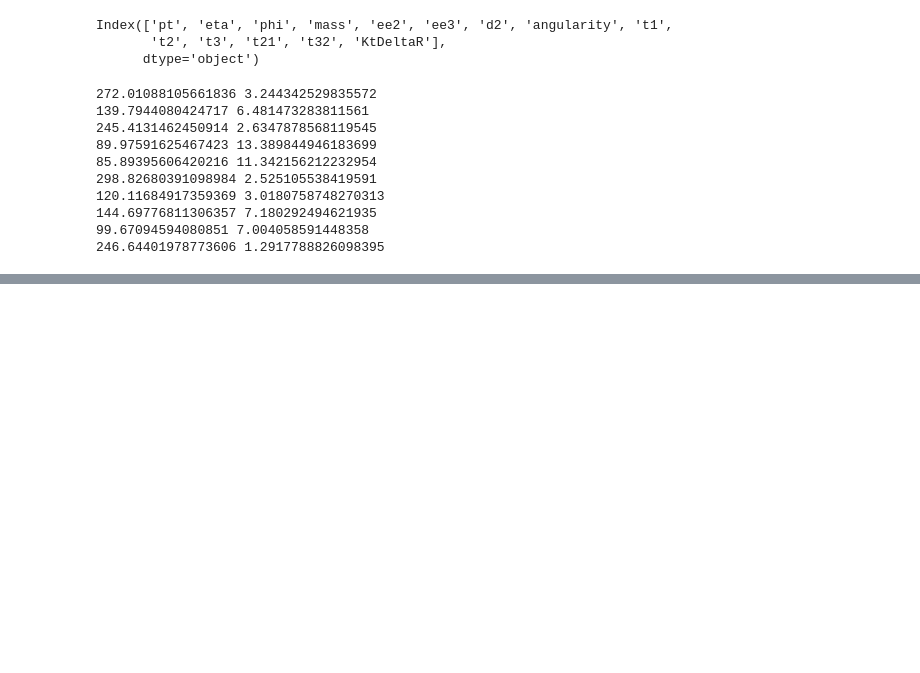
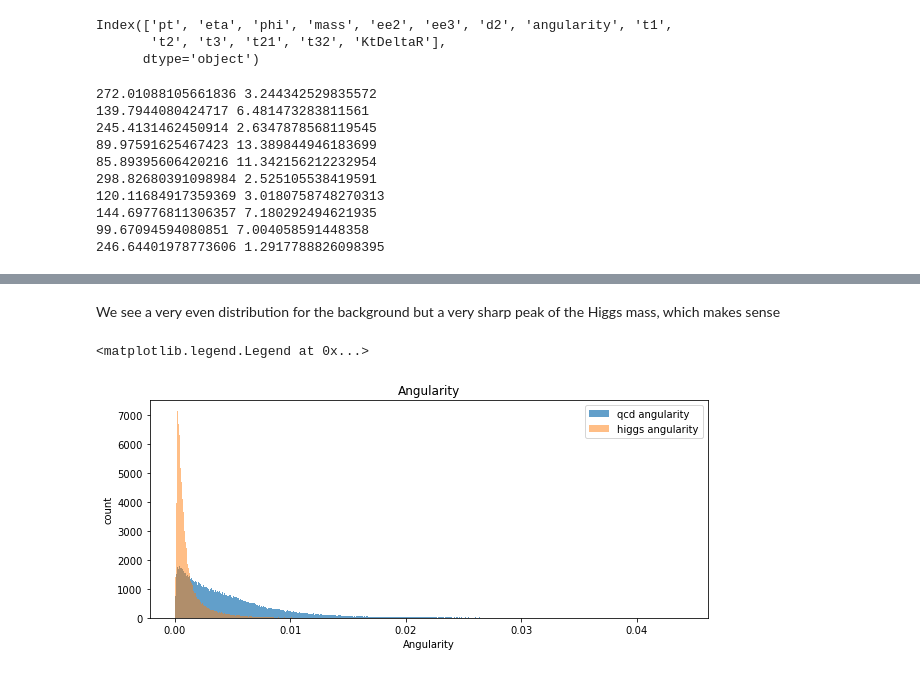
Before and after one commit to GammasBox/phys434Lab, a Jupyter notebook: Lab5.ipynb, the cells around one changed output, grey strips where cells are left out. Drawn from its saved outputs; the diff is of its cells as text; code cells hidden in the pictures; blank space fills up the shorter version.

```diff
--- a/Lab5.ipynb
+++ b/Lab5.ipynb
@@ -347,0 +163,16 @@ plt.legend()
+# %% [markdown]
+We see a very even distribution for the background but a very sharp peak of the Higgs mass, which makes sense
+# %%
+plt.hist(qcdData['angularity'], bins=500, density= False,label ='qcd angularity',alpha=0.7)
+plt.show
+#plt.xlim([0,20])
+plt.legend()
+plt.hist(higgsData['angularity'], bins=500, density= False,label ='higgs angularity',alpha=0.5)
+plt.show
+plt.ylabel('count')
+plt.xlabel('Angularity')
+plt.title('Angularity')
+plt.legend()
+# %% [output]
+<matplotlib.legend.Legend at 0x...>
+[figure, added]
```
Also changed, not shown: parts of 45 cells of this notebook, 1 other file.
